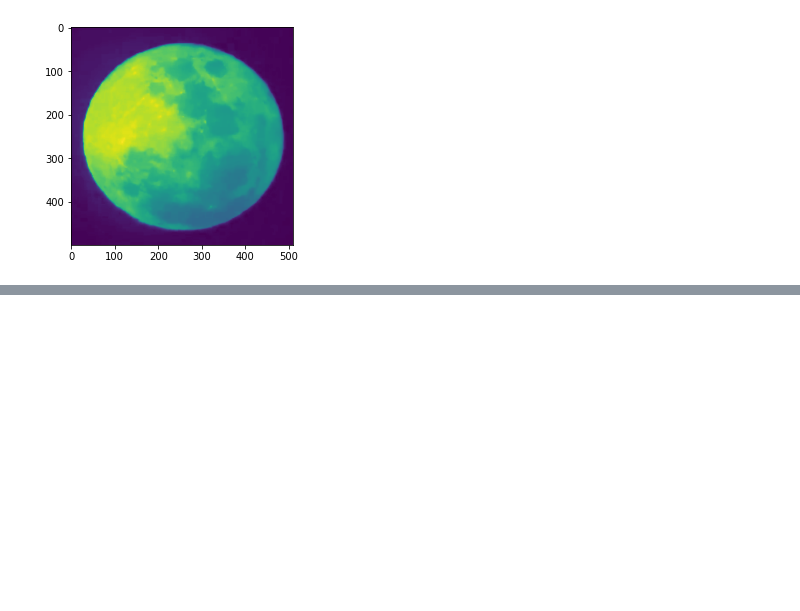
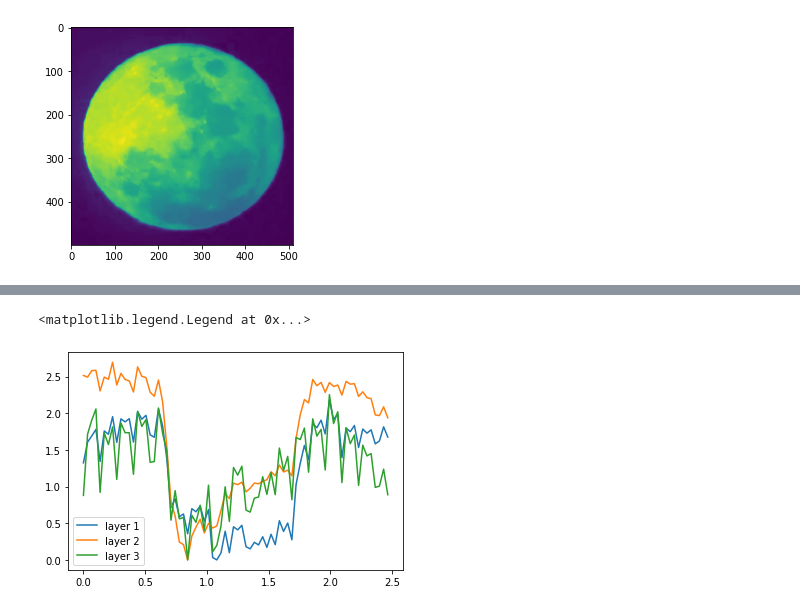
Before and after one commit to vlslv/little_project, a Jupyter notebook: tiagocoptero.ipynb, the cells around one changed output, grey strips where cells are left out. Drawn from its saved outputs; the diff is of its cells as text; code cells hidden in the pictures; blank space fills up the shorter version.

```diff
--- a/tiagocoptero.ipynb
+++ b/tiagocoptero.ipynb
@@ -59 +68,9 @@ c2 = (curva0-np.min(curva2))/np.max(curva2)
+# %%
+plt.plot(time,c0,label='layer 1')
+plt.plot(time,c1,label='layer 2')
+plt.plot(time,c2,label='layer 3')
+plt.legend()
+# %% [output]
+<matplotlib.legend.Legend at 0x...>
+[figure, added]
 # %%
```
Also changed, not shown: parts of 9 cells of this notebook, 1 other file.
